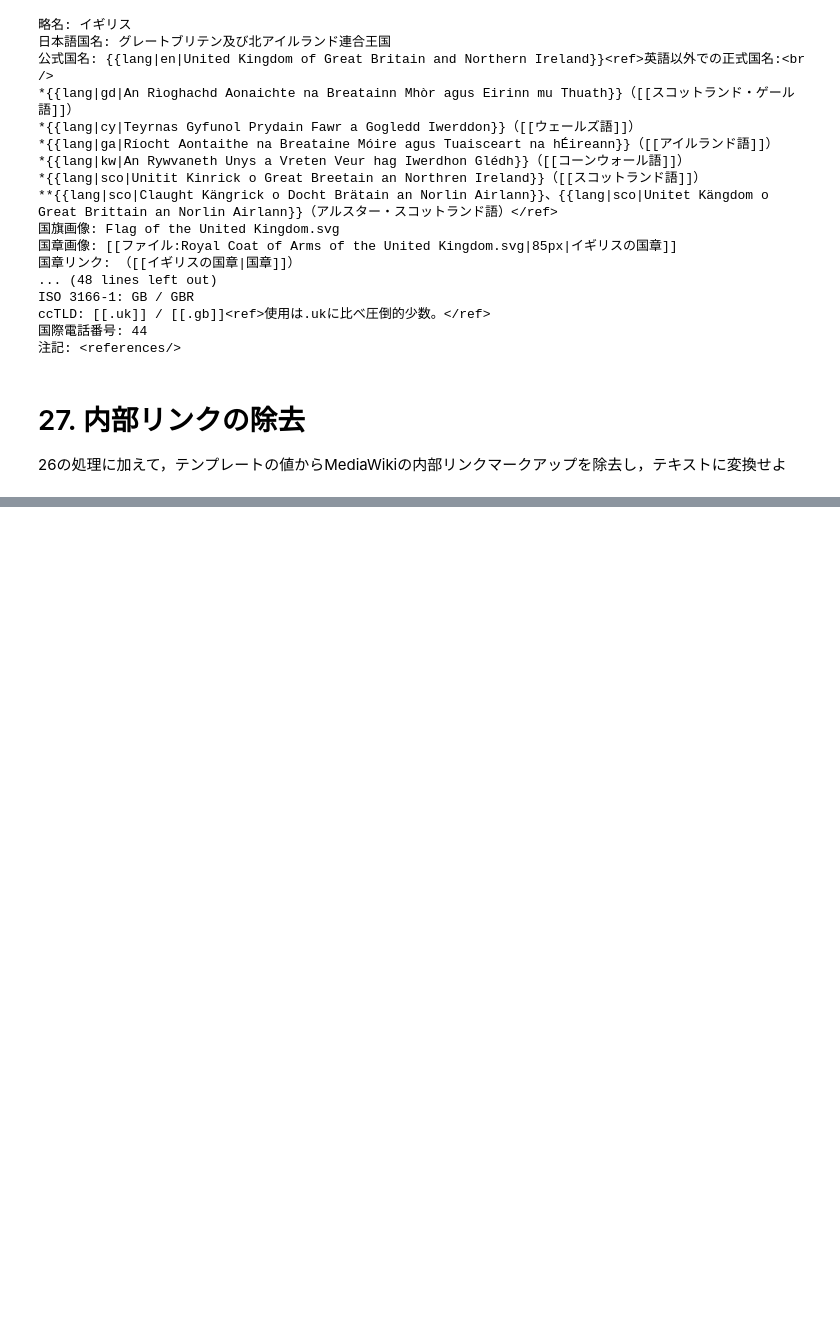
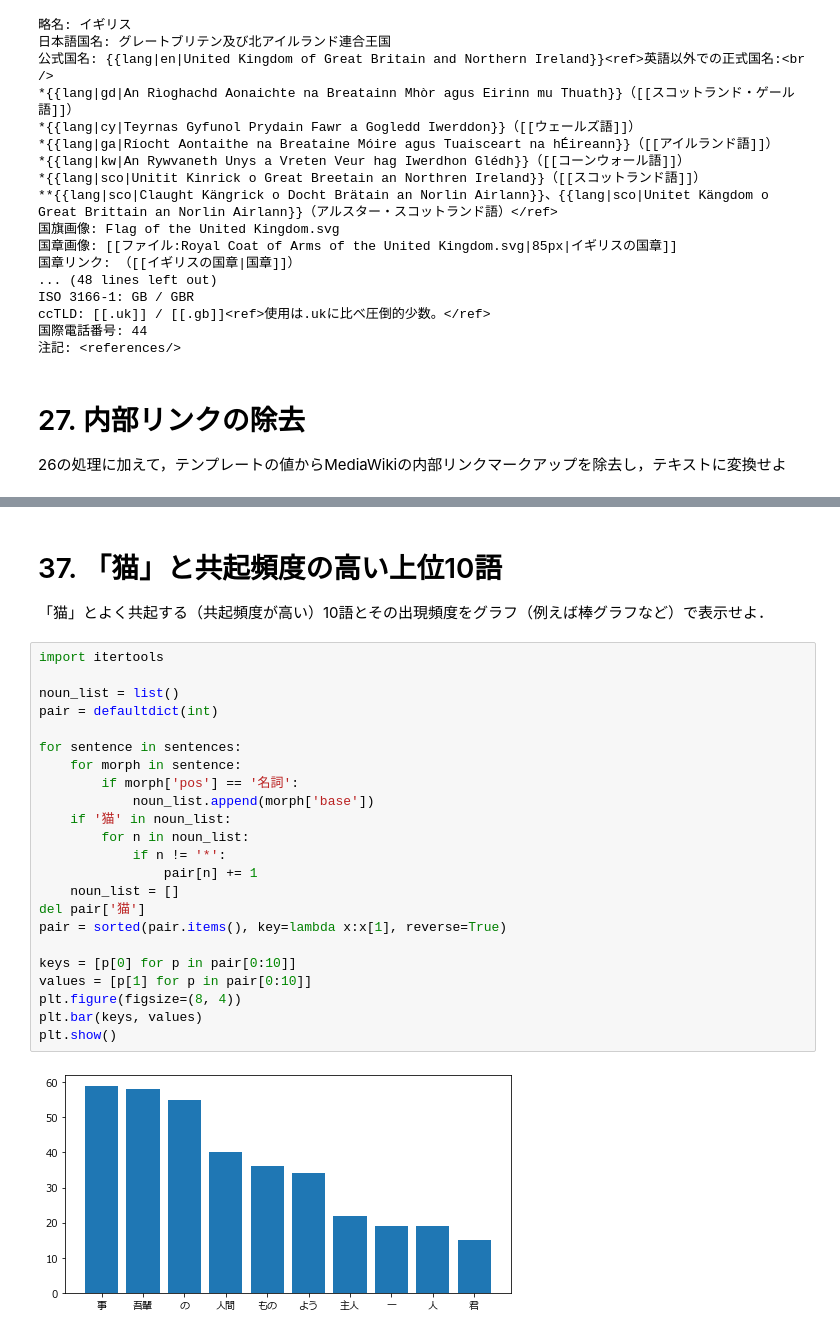
Before and after one commit to Cyokob3/100_knock_NLP, a Jupyter notebook: 100_knock_NLP.ipynb, the cells around one changed output, grey strips where cells are left out. Cells and saved outputs as stored; diff of their text form; blank space fills up the shorter version.

```diff
--- a/100_knock_NLP.ipynb
+++ b/100_knock_NLP.ipynb
@@ -412,0 +687,28 @@ ccTLD: <ref>使用は.ukに比べ圧倒的少数。</ref>
+# %% [markdown]
+# 37. 「猫」と共起頻度の高い上位10語
+「猫」とよく共起する（共起頻度が高い）10語とその出現頻度をグラフ（例えば棒グラフなど）で表示せよ．
+# %%
+import itertools
+
+noun_list = list()
+pair = defaultdict(int)
+
+for sentence in sentences:
+    for morph in sentence:
+        if morph['pos'] == '名詞':
+            noun_list.append(morph['base'])
+    if '猫' in noun_list:
+        for n in noun_list:
+            if n != '*':
+                pair[n] += 1
+    noun_list = []
+del pair['猫']
+pair = sorted(pair.items(), key=lambda x:x[1], reverse=True)
+
+keys = [p[0] for p in pair[0:10]]
+values = [p[1] for p in pair[0:10]]
+plt.figure(figsize=(8, 4))
+plt.bar(keys, values)
+plt.show()
+# %% [output]
+[figure, added]
```
Also changed, not shown: parts of 21 cells of this notebook, 3 other files.
